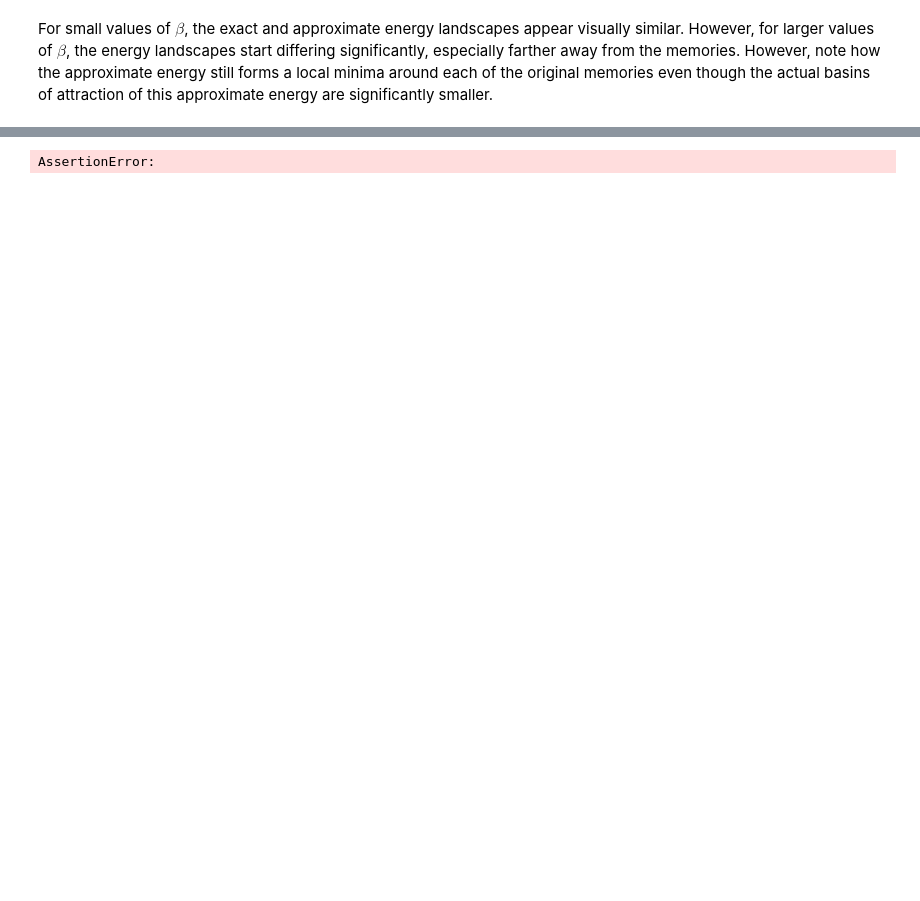
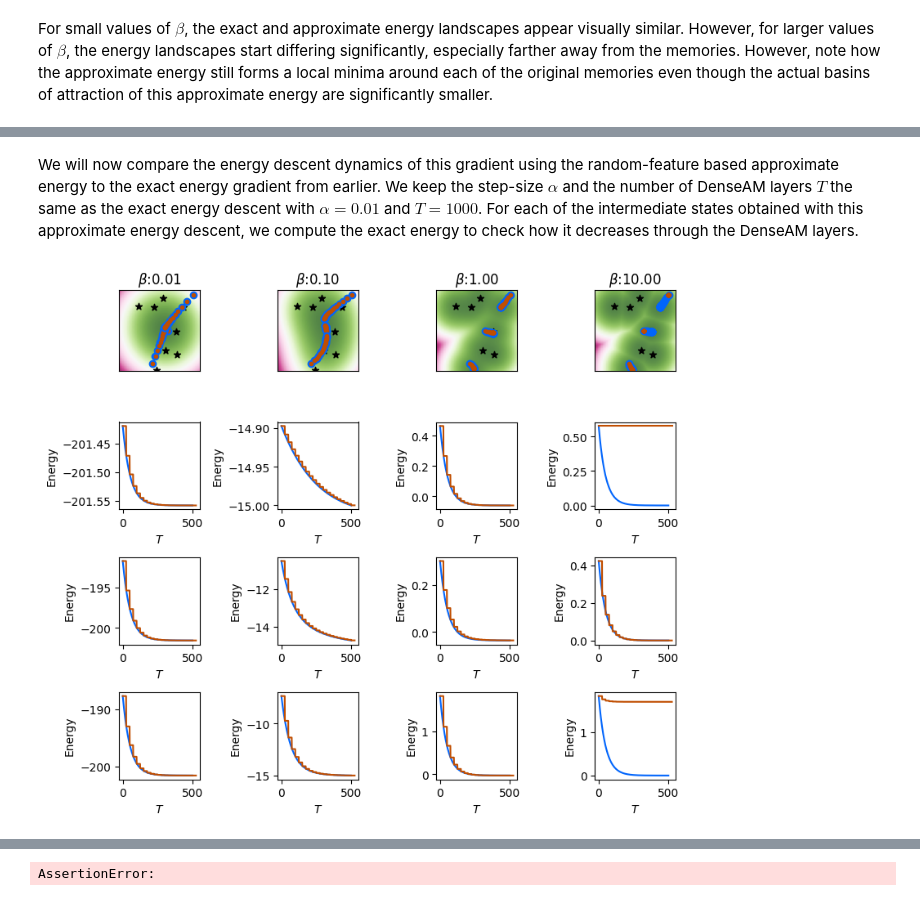
Before and after one commit to bhoov/amtutorial, a Jupyter notebook: nbs/tutorial/03_distributed_memory.ipynb, the cells around one changed output, grey strips where cells are left out. Drawn from its saved outputs; the diff is of its cells as text; code cells hidden in the pictures; blank space fills up the shorter version.

```diff
--- a/nbs/tutorial/03_distributed_memory.ipynb
+++ b/nbs/tutorial/03_distributed_memory.ipynb
@@ -336,5 +341,5 @@ Here we generate $Y=10^6$ random features for the memories $\boldsymbol{\Xi}$ us
 # %%
-Y = 1_000_000
+Y = np.power(2, 15)
 rngidx = 4
 RF = jr.normal(rnglist[rngidx], (Y, D))
 phi_Xi = sin_cos_phi(Xi, RF, 1.0)
@@ -429,14 +434,14 @@ E_\beta( \mathbf{v}; \boldsymbol{\Xi} )
 We implement this approximate energy below using random features below given the $\{ \boldsymbol{\omega}^i, i \in [\![ Y ]\!] \}$ and the aggregated memories $\mathbf{T} \in \mathbb{R}^{2Y}$.
 # %%
 def approx_lse_energy(
-    x: Float[Array, "D"],
+    state: Float[Array, "... D"],
     RF: Float[Array, "Y D"],
     beta: float,
     T: Float[Array, "2Y"],
     eps=1e-10
-) -> Float[Array, ""]:
+) -> Float[Array, "..."]:
     """Compute the approx energy with random features"""
-    h = sin_cos_phi(x, RF, beta) @ T
+    h = sin_cos_phi(state, RF, beta) @ T
     h = jnp.clip(h,  a_min=eps)
     return -(1 / beta) * jnp.log(h)
 # %% [markdown]
@@ -485,0 +538,70 @@ For small values of $\beta$, the exact and approximate energy landscapes appear
+# %% [markdown]
+We will now compare the energy descent dynamics of this gradient using the random-feature based approximate energy to the exact energy gradient from earlier. We keep the step-size $\alpha$ and the number of DenseAM layers $T$ the same as the exact energy descent with $\alpha = 0.01$ and $T = 1000$. For each of the intermediate states obtained with this approximate energy descent, we compute the exact energy to check how it decreases through the DenseAM layers.
+# %%
+rngidx = 8
+fig, axs = plt.subplots(
+    NQUERIES+1, len(betas), figsize=(
+        len(betas) * figscaler,
+        NQUERIES+2 * figscaler
+    ),
+    sharex="row",
+)
+for bidx, b in tqdm(
+    enumerate(betas), total=len(betas),
+    colour=TQDMCOLOR, ncols=50
+):
+    # using cached energy landscape
+    plot_energy_landscape(
+        beta_en_map[b], axs[0, bidx],
+        np.array([xmin, xmax, ymin, ymax])
+    )
+    plot_states(
+        Xi, axs[0, bidx],
+        marker='*', color=MCOLOR
+    )
+    axs[0, bidx].set_title(r"$\beta$" + f":{b:0.2f}")
+    # Computing the T tensor,
+    # summing the random features
+    # over all memories
+    T_Xi = sin_cos_phi(Xi, RF, b).sum(0)
+    # Randomly generating a query
+    queries = jr.uniform(
+        rnglist[rngidx], (NQUERIES, D)
+    ) * 2 * maxabs - maxabs
+    beta_cache = []
+    for qidx, query in enumerate(queries):
+        qstates = [query]
+        qens = []
+        # Perform energy descent using approx gradient
+        for i in range(NSTATES):
+            query, logs = approx_lse_energy_descent(
+                query, RF, b, T_Xi, approx_lse_energy,
+                depth=NUPDATES, alpha=ALPHA
+            )
+            qstates += [query]
+            qens += [logs['energies']]
+        # using cached exact descent stats
+        ex_qstates, ex_qens = beta_true_states_en_map[b][qidx]
+        plot_states(
+            ex_qstates, axs[0, bidx],
+            marker='o', color=QCOLOR
+        )
+        plot_energy_descent(
+            ex_qens, axs[qidx+1, bidx], color=QCOLOR
+        )
+        qstates = np.array(qstates)
+        plot_states(
+            qstates, axs[0, bidx],
+            marker='.', color=AQCOLOR
+        )
+        qens = np.array([
+            [lse_energy(qs, Xi, b)]*NUPDATES
+            for qs in qstates
+        ]).reshape(-1)
+        plot_energy_descent(
+            qens, axs[qidx+1, bidx], color=AQCOLOR
+        )
+fig.tight_layout()
+plt.show()
+# %% [output]
+[figure, added]
```
Also changed, not shown: parts of 13 cells of this notebook.
